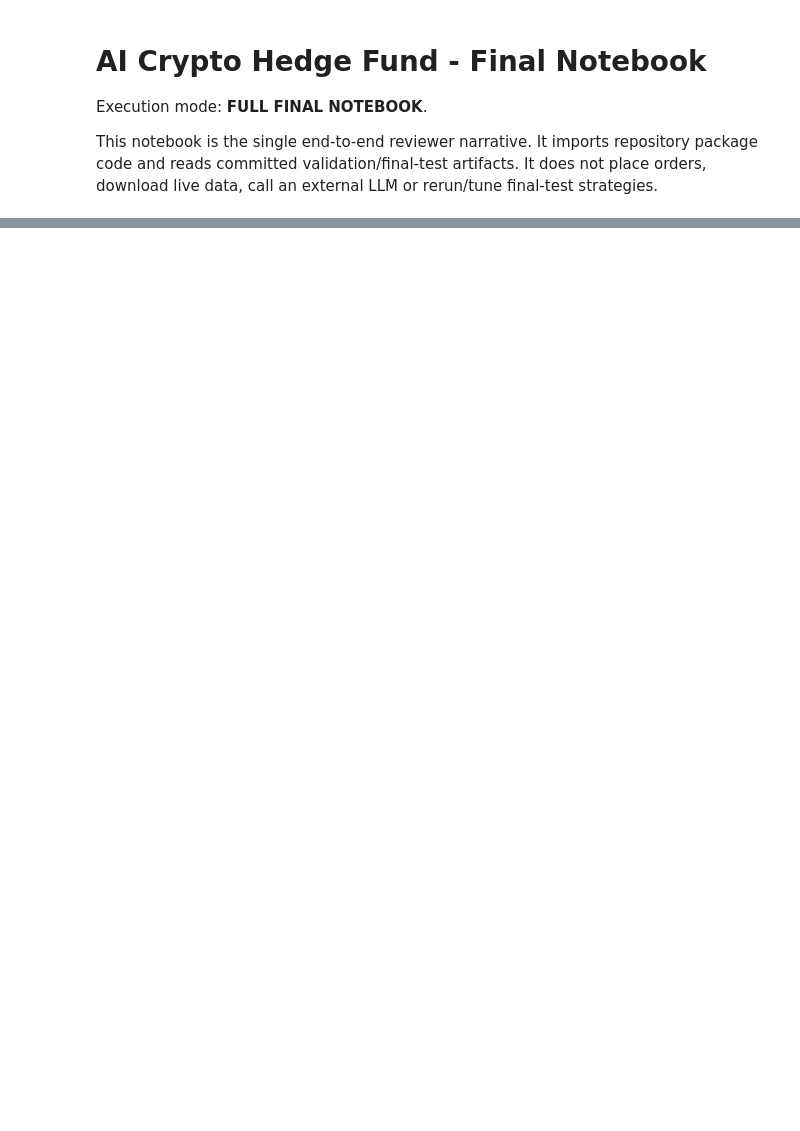
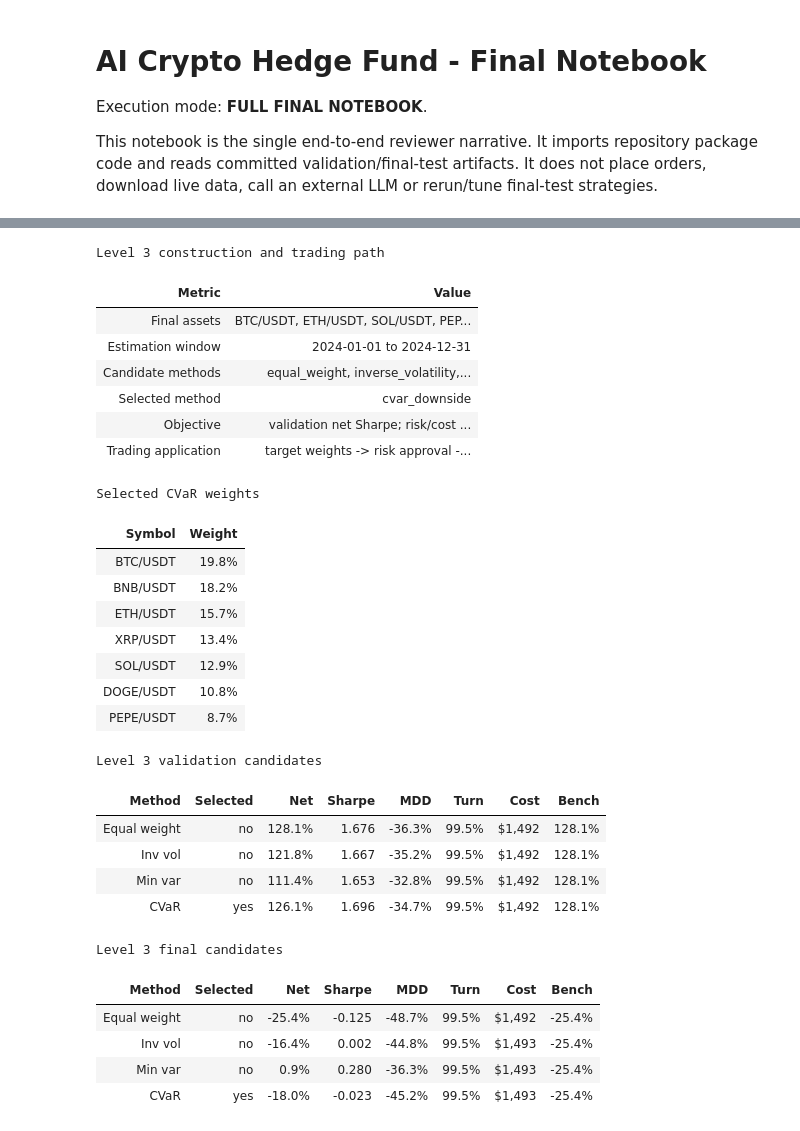
Before and after one commit to SergeySdv/ai-crypto-hedge-fund-research, a Jupyter notebook: notebooks/ai_crypto_hedge_fund.ipynb, the cells around one changed output, grey strips where cells are left out. Cells and saved outputs as stored; diff of their text form; code cells hidden in the pictures; blank space fills up the shorter version.

```diff
--- a/notebooks/ai_crypto_hedge_fund.ipynb
+++ b/notebooks/ai_crypto_hedge_fund.ipynb
@@ -364,0 +340,50 @@ news/sentiment ingestion. Those future items are not enabled in this MVP.
+# %%
+display(
+    show_frame(
+        level3_method_frame(ctx),
+        caption="Level 3 construction and trading path",
+    )
+)
+display(show_frame(level3_assets_frame(ctx), caption="Selected CVaR weights"))
+display(
+    show_frame(
+        candidate_results_frame(ctx, "level_3", split="validation"),
+        caption="Level 3 validation candidates",
+    )
+)
+display(
+    show_frame(
+        candidate_results_frame(ctx, "level_3", split="final"),
+        caption="Level 3 final candidates",
+    )
+)
+# %% [output]
+Level 3 construction and trading path
+| Metric | Value |
+| Final assets | BTC/USDT, ETH/USDT, SOL/USDT, PEP... |
+| Estimation window | 2024-01-01 to 2024-12-31 |
+| Candidate methods | equal_weight, inverse_volatility,... |
+| Selected method | cvar_downside |
+| Objective | validation net Sharpe; risk/cost ... |
+| Trading application | target weights -> risk approval -... |
+Selected CVaR weights
+| Symbol | Weight |
+| BTC/USDT | 19.8% |
+| BNB/USDT | 18.2% |
+| ETH/USDT | 15.7% |
+| XRP/USDT | 13.4% |
+| SOL/USDT | 12.9% |
+| DOGE/USDT | 10.8% |
+| PEPE/USDT | 8.7% |
+Level 3 validation candidates
+| Method | Selected | Net | Sharpe | MDD | Turn | Cost | Bench |
+| Equal weight | no | 128.1% | 1.676 | -36.3% | 99.5% | $1,492 | 128.1% |
+| Inv vol | no | 121.8% | 1.667 | -35.2% | 99.5% | $1,492 | 128.1% |
+| Min var | no | 111.4% | 1.653 | -32.8% | 99.5% | $1,492 | 128.1% |
+| CVaR | yes | 126.1% | 1.696 | -34.7% | 99.5% | $1,492 | 128.1% |
+Level 3 final candidates
+| Method | Selected | Net | Sharpe | MDD | Turn | Cost | Bench |
+| Equal weight | no | -25.4% | -0.125 | -48.7% | 99.5% | $1,492 | -25.4% |
+| Inv vol | no | -16.4% | 0.002 | -44.8% | 99.5% | $1,493 | -25.4% |
+| Min var | no | 0.9% | 0.280 | -36.3% | 99.5% | $1,493 | -25.4% |
+| CVaR | yes | -18.0% | -0.023 | -45.2% | 99.5% | $1,493 | -25.4% |
```
Also changed, not shown: parts of 45 cells of this notebook, 3 other files.
